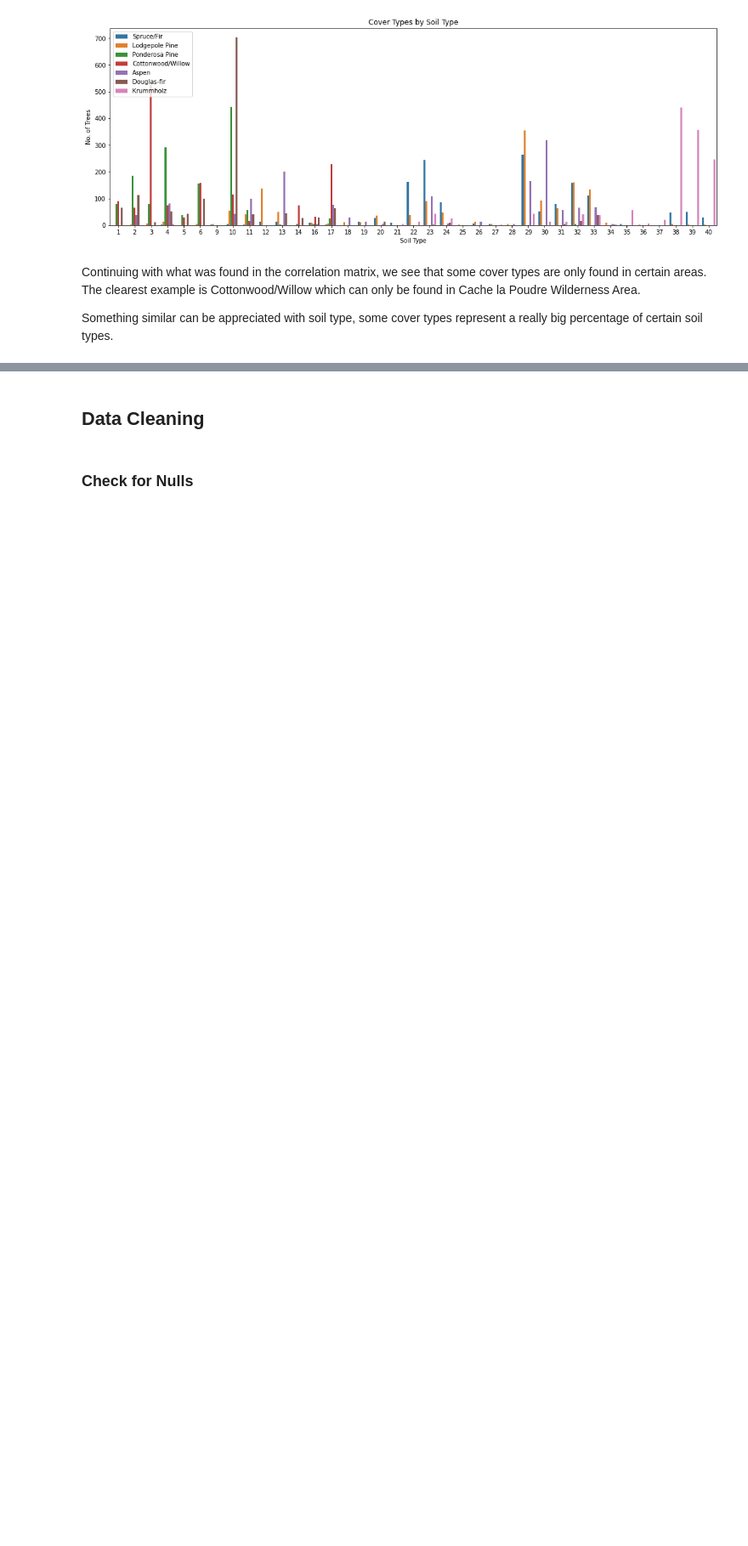
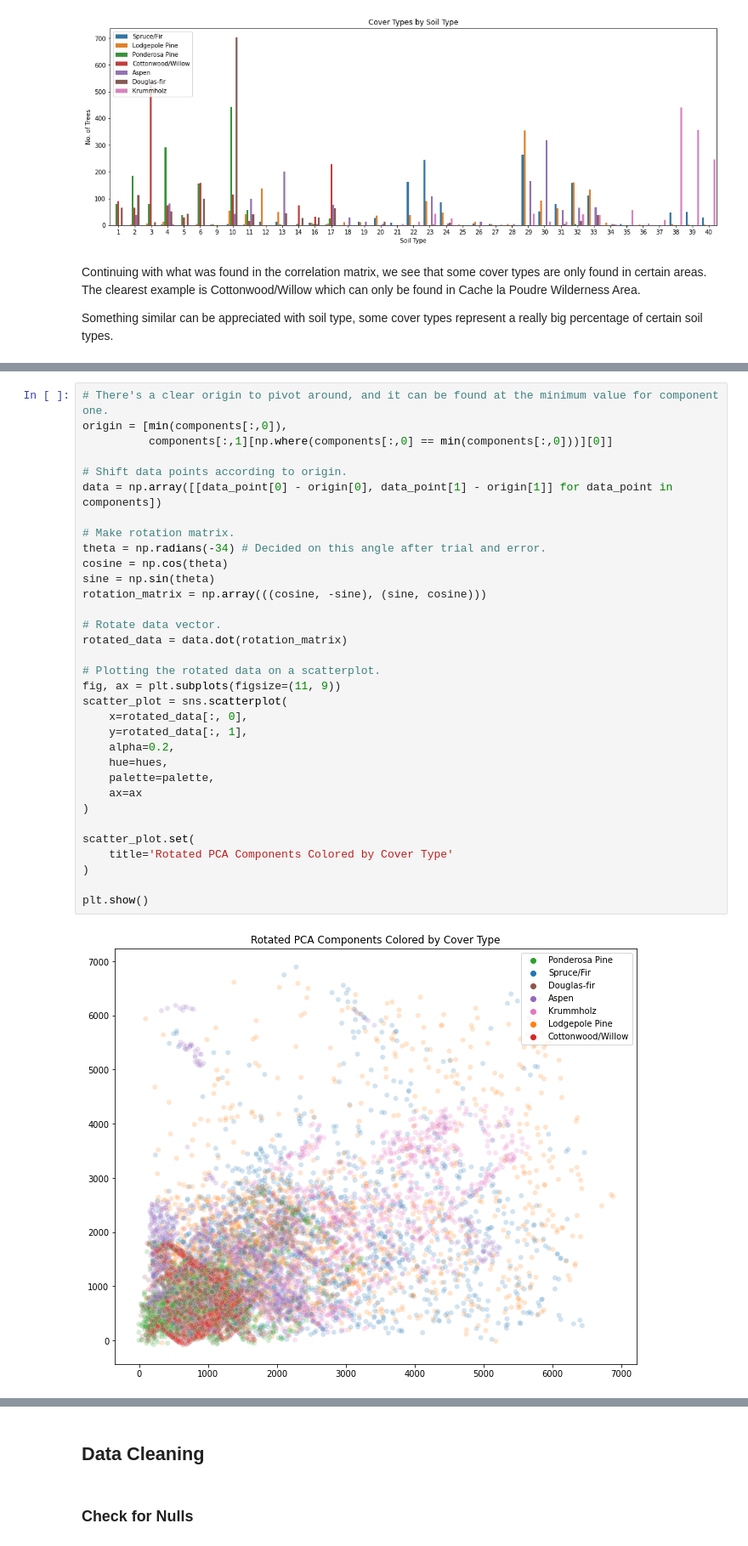
Before and after one commit to hanmaegeo/Forest-Cover-Type-Prediction, a Jupyter notebook: project_baseline.ipynb, the cells around one changed output, grey strips where cells are left out. Shown at 85% size. Cells and saved outputs as stored; diff of their text form; blank space fills up the shorter version.

```diff
--- a/project_baseline.ipynb
+++ b/project_baseline.ipynb
@@ -263,0 +295,35 @@ Something similar can be appreciated with soil type, some cover types represent
+# %%
+# There's a clear origin to pivot around, and it can be found at the minimum value for component one.
+origin = [min(components[:,0]),
+          components[:,1][np.where(components[:,0] == min(components[:,0]))][0]]
+
+# Shift data points according to origin.
+data = np.array([[data_point[0] - origin[0], data_point[1] - origin[1]] for data_point in components])
+
+# Make rotation matrix.
+theta = np.radians(-34) # Decided on this angle after trial and error.
+cosine = np.cos(theta)
+sine = np.sin(theta)
+rotation_matrix = np.array(((cosine, -sine), (sine, cosine)))
+
+# Rotate data vector.
+rotated_data = data.dot(rotation_matrix)
+
+# Plotting the rotated data on a scatterplot.
+fig, ax = plt.subplots(figsize=(11, 9))
+scatter_plot = sns.scatterplot(
+    x=rotated_data[:, 0],
+    y=rotated_data[:, 1],
+    alpha=0.2,
+    hue=hues,
+    palette=palette,
+    ax=ax
+)
+
+scatter_plot.set(
+    title='Rotated PCA Components Colored by Cover Type'
+)
+
+plt.show()
+# %% [output]
+[figure, added]
```
Also changed, not shown: parts of 11 cells of this notebook.
